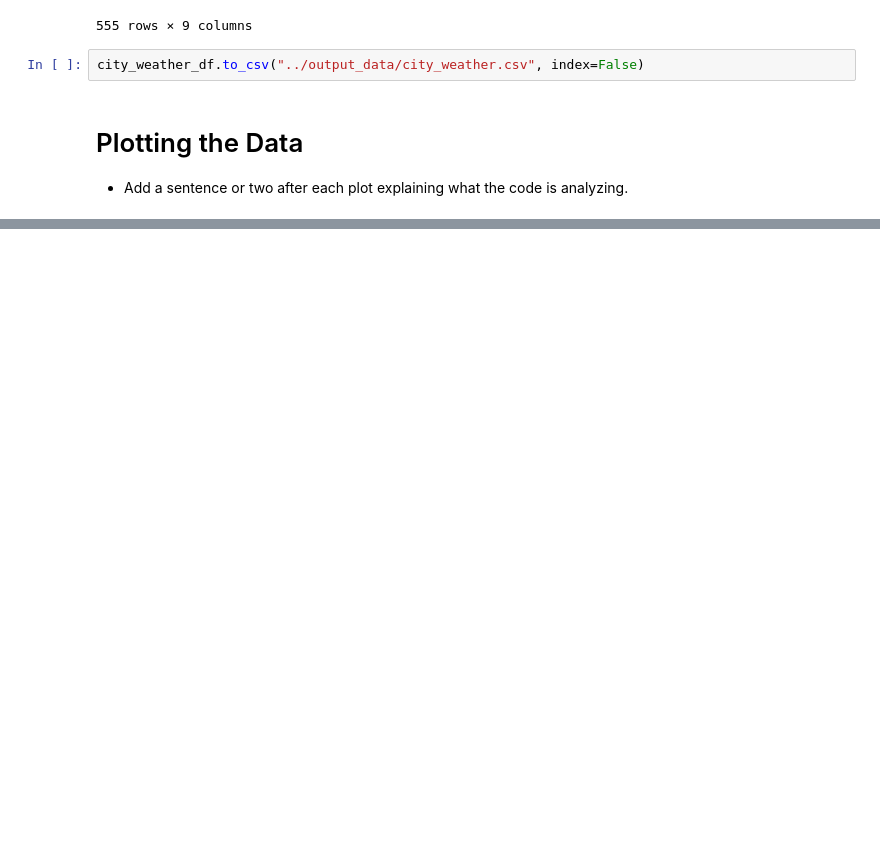
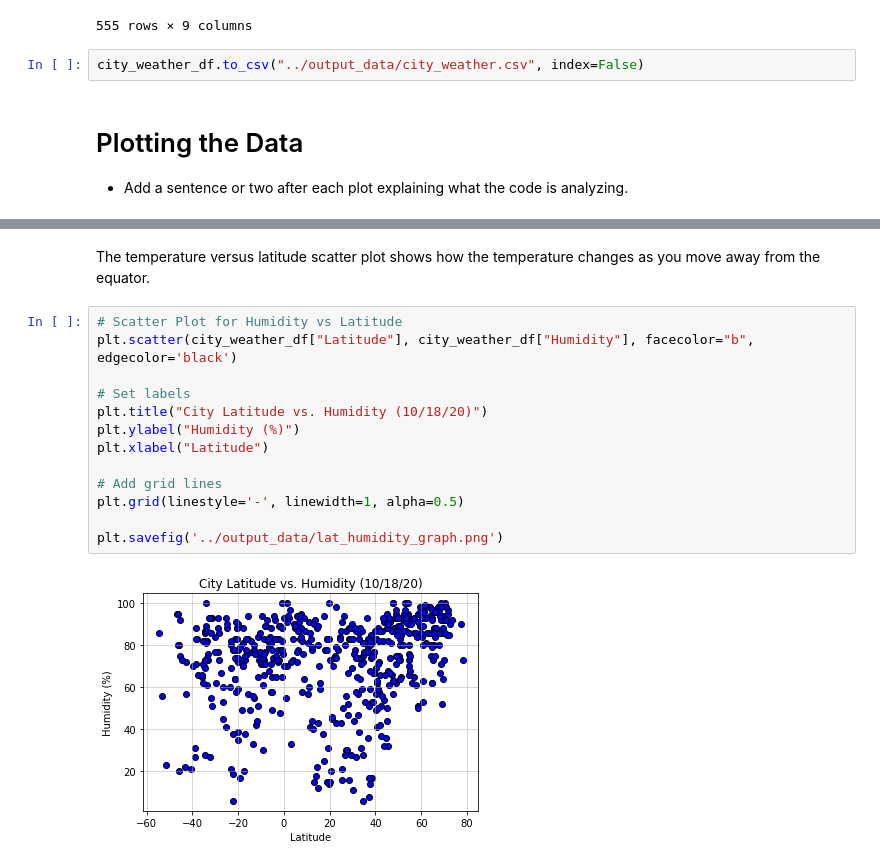
Before and after one commit to kcomalley14/python-api-challenge, a Jupyter notebook: Weatherpy/WeatherPy.ipynb, the cells around one changed output, grey strips where cells are left out. Cells and saved outputs as stored; diff of their text form; blank space fills up the shorter version.

```diff
--- a/Weatherpy/WeatherPy.ipynb
+++ b/Weatherpy/WeatherPy.ipynb
@@ -191,0 +192,17 @@ plt.savefig('../output_data/lat_maxtemp_graph.png')
+# %% [markdown]
+The temperature versus latitude scatter plot shows how the temperature changes as you move away from the equator.
+# %%
+# Scatter Plot for Humidity vs Latitude
+plt.scatter(city_weather_df["Latitude"], city_weather_df["Humidity"], facecolor="b", edgecolor='black')
+
+# Set labels
+plt.title("City Latitude vs. Humidity (10/18/20)")
+plt.ylabel("Humidity (%)")
+plt.xlabel("Latitude")
+
+# Add grid lines
+plt.grid(linestyle='-', linewidth=1, alpha=0.5)
+
+plt.savefig('../output_data/lat_humidity_graph.png')
+# %% [output]
+[figure, added]
```
Also changed, not shown: parts of 6 cells of this notebook, 4 other files.
